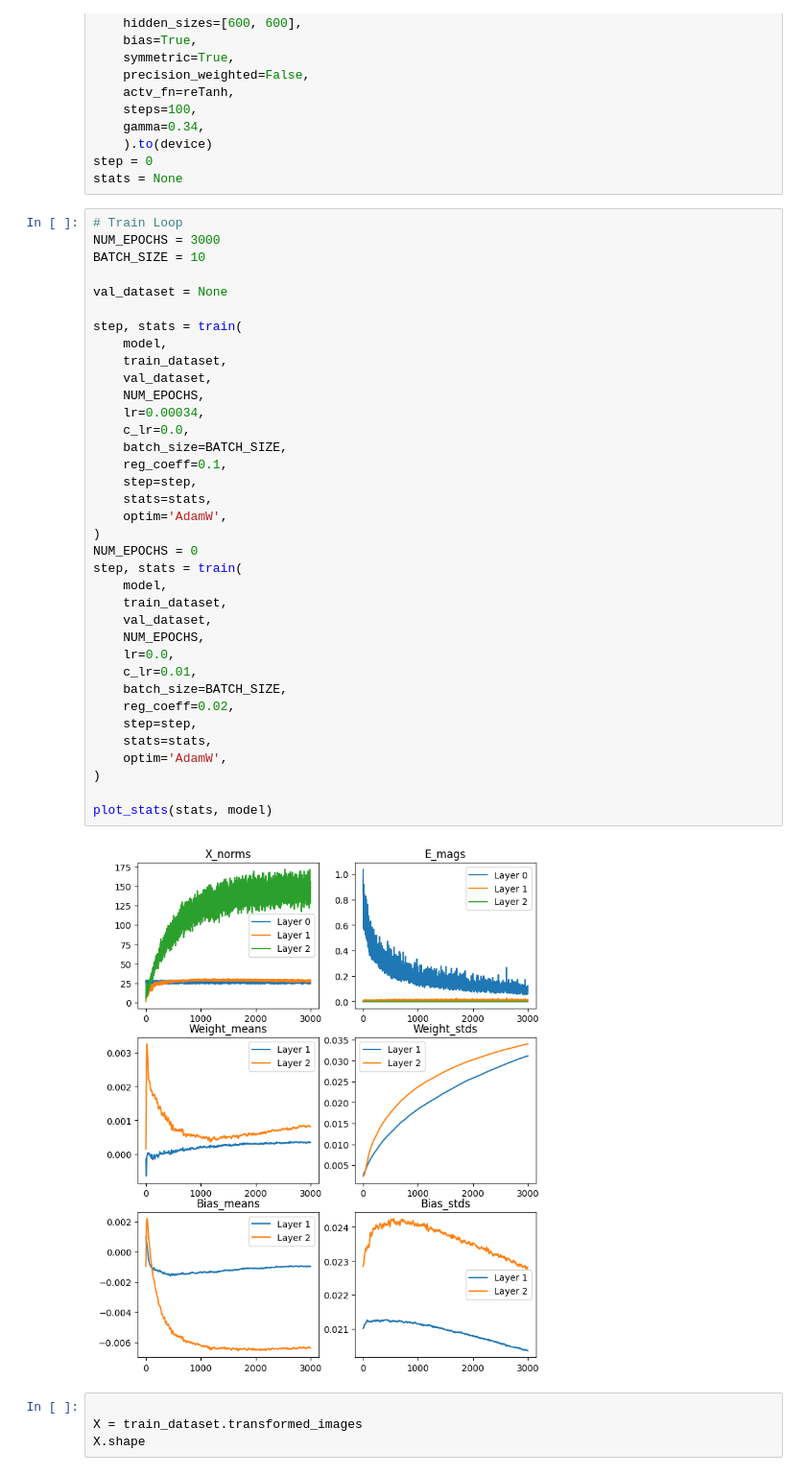
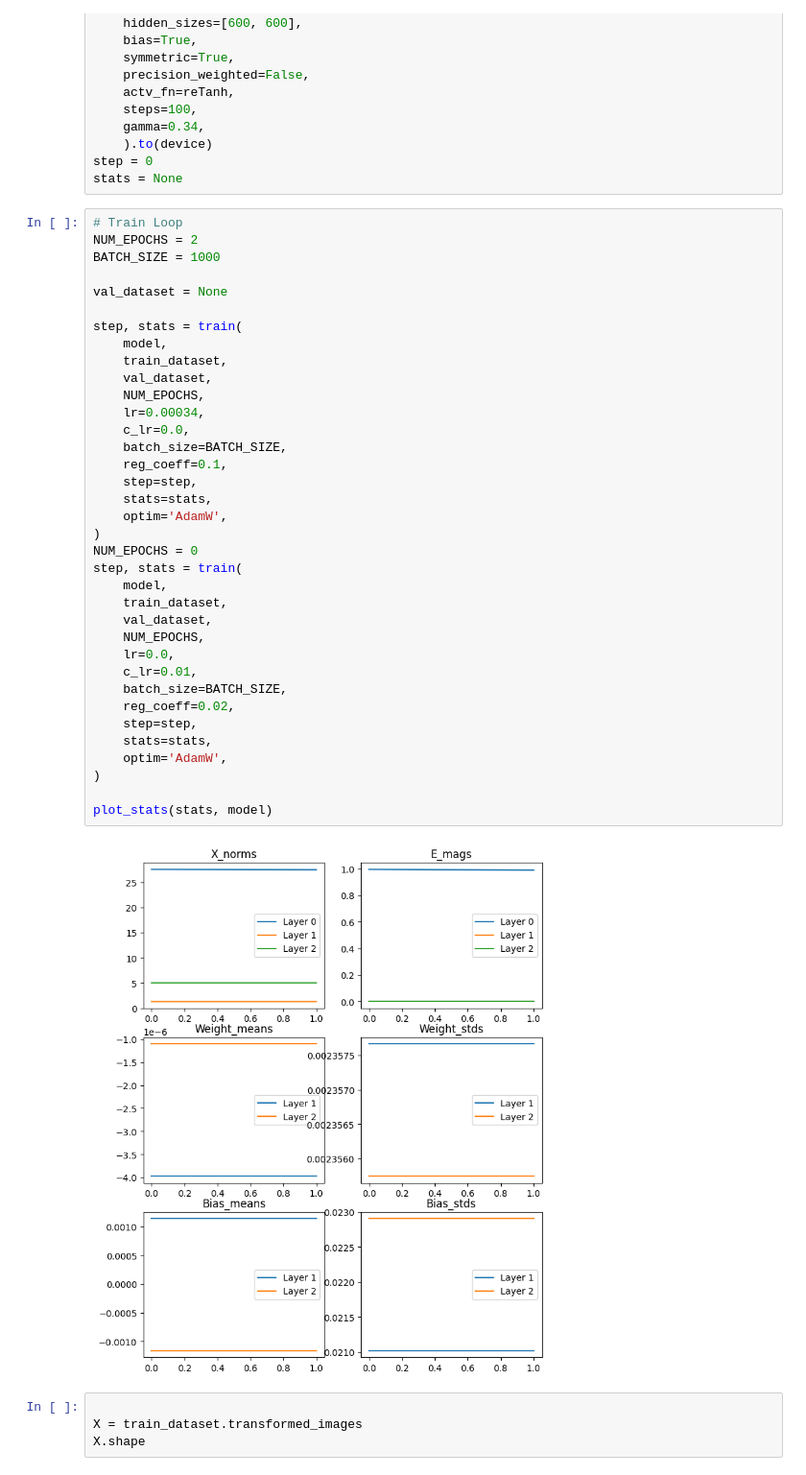
Before and after one commit to joeagriffith/pclib, a Jupyter notebook: examples/mnist/mnist_fc_ss.ipynb, the cells around one changed output. Shown at 96% size. Cells and saved outputs as stored; diff of their text form.

```diff
--- a/examples/mnist/mnist_fc_ss.ipynb
+++ b/examples/mnist/mnist_fc_ss.ipynb
@@ -108,42 +108,42 @@ step = 0
 stats = None
 # %%
 # Train Loop
-NUM_EPOCHS = 3000
-BATCH_SIZE = 10
+NUM_EPOCHS = 2
+BATCH_SIZE = 1000
 
 val_dataset = None
 
 step, stats = train(
     model,
     train_dataset,
     val_dataset,
     NUM_EPOCHS,
     lr=0.00034,
     c_lr=0.0,
     batch_size=BATCH_SIZE,
     reg_coeff=0.1,
     step=step,
     stats=stats,
     optim='AdamW',
 )
 NUM_EPOCHS = 0
 step, stats = train(
     model,
     train_dataset,
     val_dataset,
     NUM_EPOCHS,
     lr=0.0,
     c_lr=0.01,
     batch_size=BATCH_SIZE,
     reg_coeff=0.02,
     step=step,
     stats=stats,
     optim='AdamW',
 )
 
 plot_stats(stats, model)
 # %% [output]
-[figure, old version]
+[figure, new version]
 # %%
 
 X = train_dataset.transformed_images
```
Also changed, not shown: parts of 1 cell of this notebook, 22 other files.
